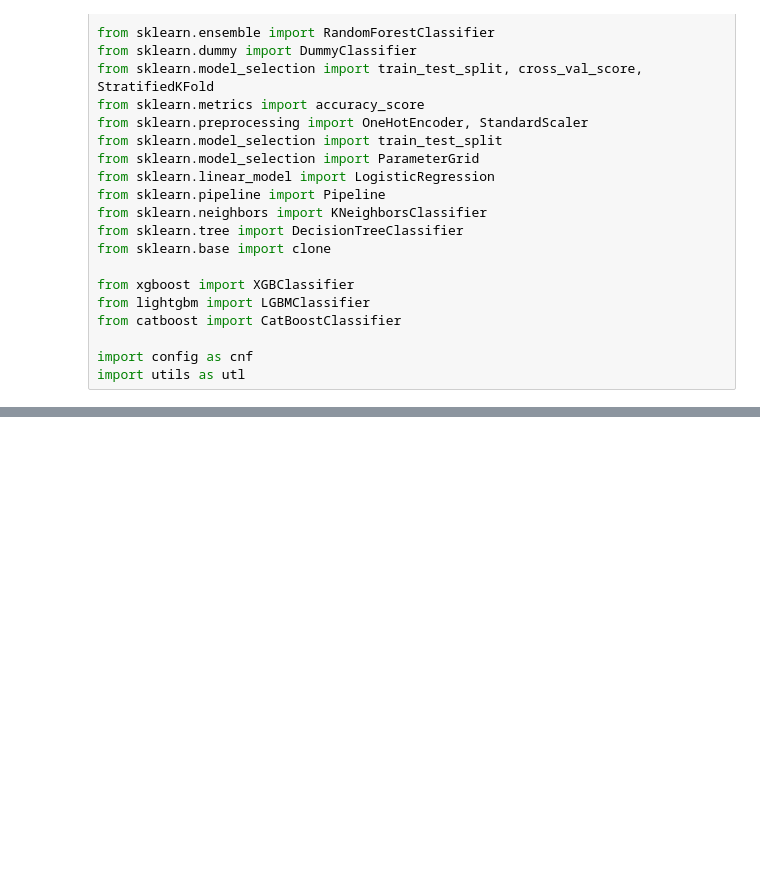
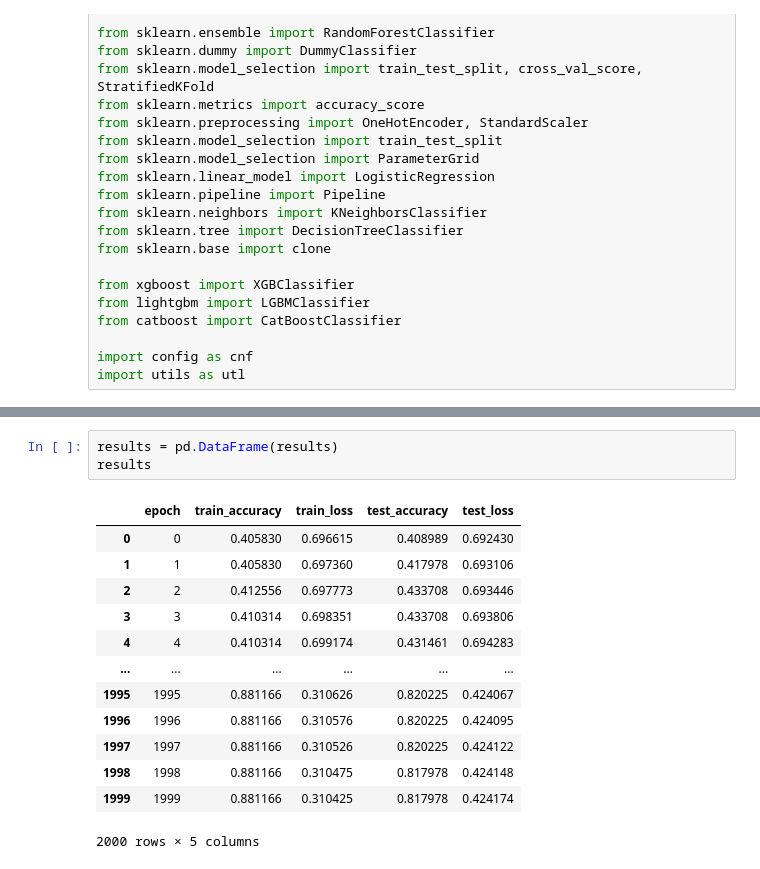
Before and after one commit to AnisimovVladislav/Titanic, a Jupyter notebook: DL.ipynb, the cells around one changed output, grey strips where cells are left out. Drawn from its saved outputs; the diff is of its cells as text; blank space fills up the shorter version.

```diff
--- a/DL.ipynb
+++ b/DL.ipynb
@@ -57,0 +127,17 @@ model =
+# %%
+results = pd.DataFrame(results)
+results
+# %% [output]
+|  | epoch | train_accuracy | train_loss | test_accuracy | test_loss |
+| 0 | 0 | 0.405830 | 0.696615 | 0.408989 | 0.692430 |
+| 1 | 1 | 0.405830 | 0.697360 | 0.417978 | 0.693106 |
+| 2 | 2 | 0.412556 | 0.697773 | 0.433708 | 0.693446 |
+| 3 | 3 | 0.410314 | 0.698351 | 0.433708 | 0.693806 |
+| 4 | 4 | 0.410314 | 0.699174 | 0.431461 | 0.694283 |
+| ... | ... | ... | ... | ... | ... |
+| 1995 | 1995 | 0.881166 | 0.310626 | 0.820225 | 0.424067 |
+| 1996 | 1996 | 0.881166 | 0.310576 | 0.820225 | 0.424095 |
+| 1997 | 1997 | 0.881166 | 0.310526 | 0.820225 | 0.424122 |
+| 1998 | 1998 | 0.881166 | 0.310475 | 0.817978 | 0.424148 |
+| 1999 | 1999 | 0.881166 | 0.310425 | 0.817978 | 0.424174 |
+2000 rows × 5 columns
```
Also changed, not shown: parts of 4 cells of this notebook.
